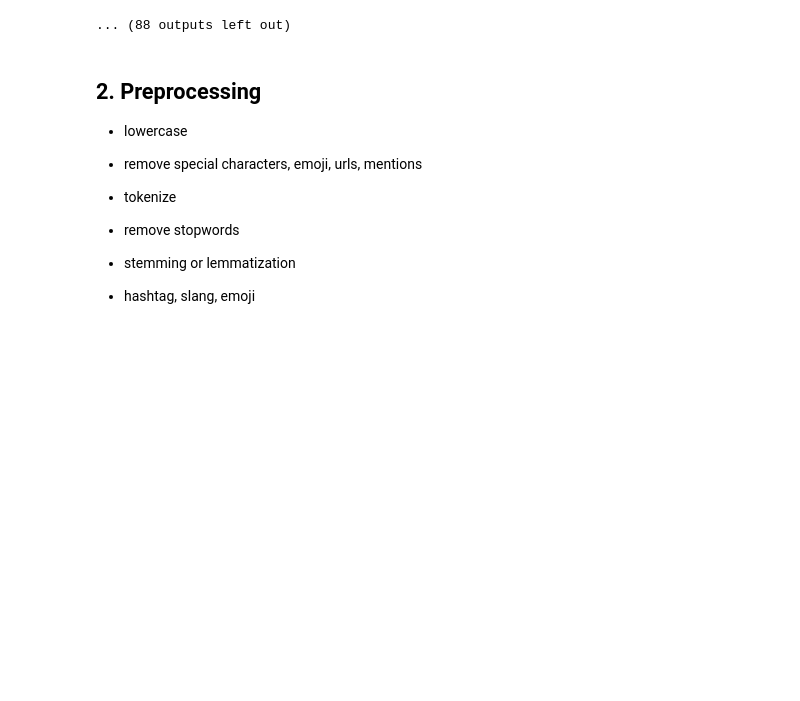
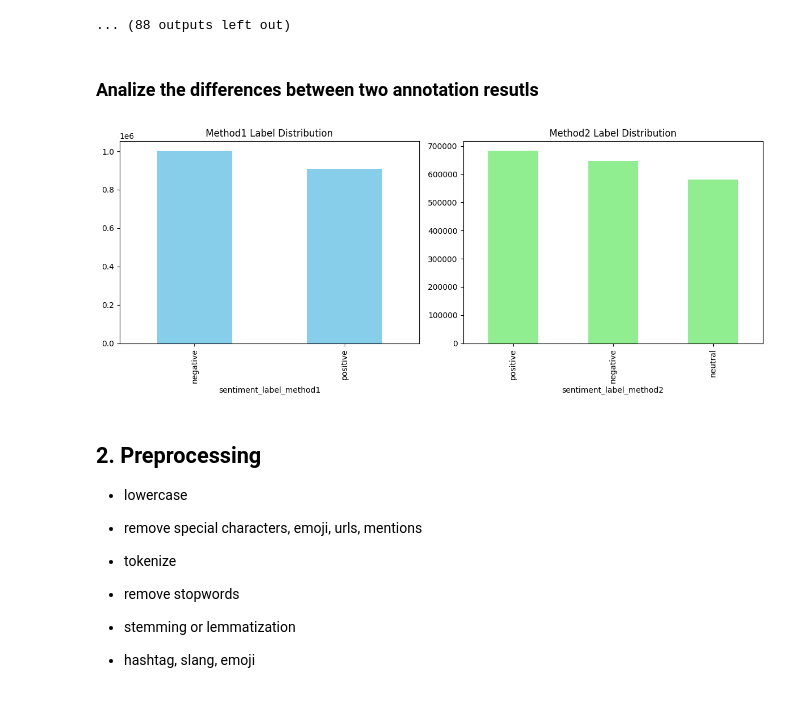
Before and after one commit to yceugene/PROG8245_NLP_Proj, a Jupyter notebook: src/NLP_Proj.ipynb, the cells around one changed output. Cells and saved outputs as stored; diff of their text form; code cells hidden in the pictures; blank space fills up the shorter version.

```diff
--- a/src/NLP_Proj.ipynb
+++ b/src/NLP_Proj.ipynb
@@ -228,3 +231,16 @@ Processing rows 1328000 to 1328999
+# %% [markdown]
+### Analize the differences between two annotation resutls
+# %%
+# Plot class distribution for both methods
+fig, ax = plt.subplots(1, 2, figsize=(12, 5))
+
+df_compare["sentiment_label_method1"].value_counts().plot(kind='bar', ax=ax[0], title='Method1 Label Distribution', color='skyblue')
+df_compare["sentiment_label_method2"].value_counts().plot(kind='bar', ax=ax[1], title='Method2 Label Distribution', color='lightgreen')
+
+plt.tight_layout()
+plt.show()
+# %% [output]
+[figure, added]
 # %% [markdown]
 ## 2. Preprocessing
 - lowercase
```
Also changed, not shown: parts of 13 cells of this notebook.
